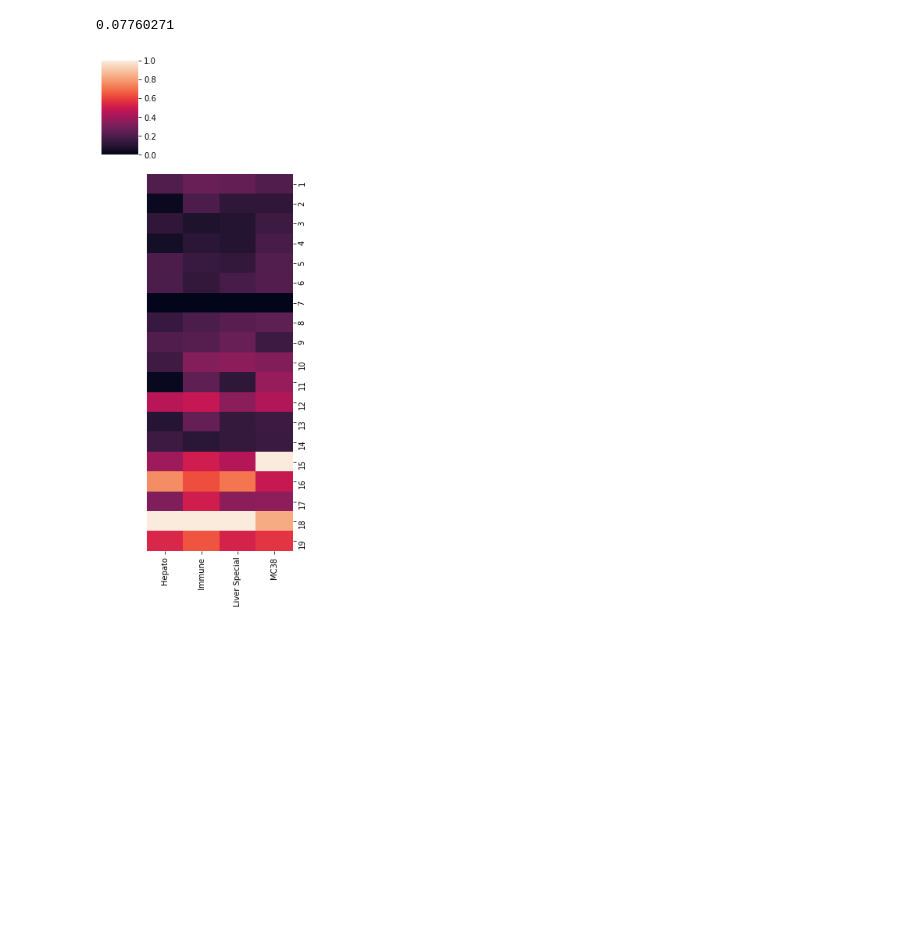
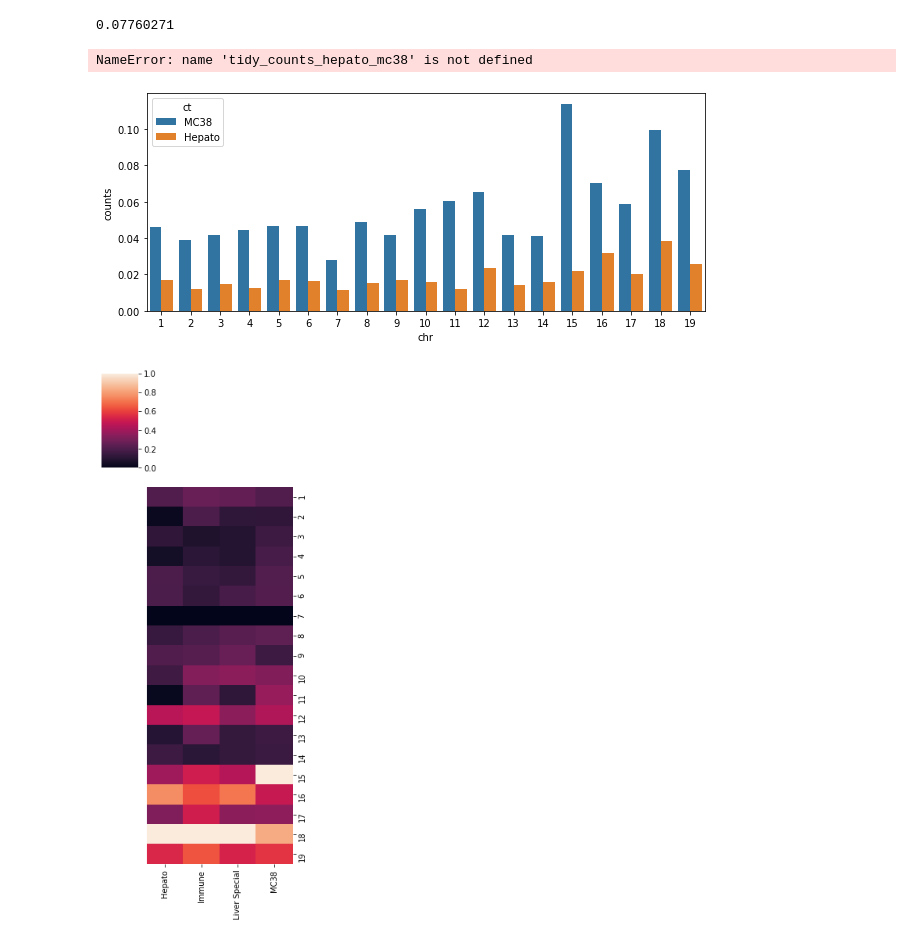
Before and after one commit to yelabucsf/spatial, a Jupyter notebook: notebooks/L20C1/check.mc38.chrs.ipynb, the cells around one changed output. Drawn from its saved outputs; the diff is of its cells as text; code cells hidden in the pictures; blank space fills up the shorter version.

```diff
--- a/notebooks/L20C1/check.mc38.chrs.ipynb
+++ b/notebooks/L20C1/check.mc38.chrs.ipynb
@@ -82,6 +82,21 @@ for chrom, ct in tqdm(it.product(chr_counts.index.values, chr_counts.columns.val
 adata_mouse[adata_mouse.obs['celltype1'] == ct][:,genes].X.mean()
 # %% [output]
 0.07760271
+# %%
+tidy_counts_hepato_mc38
+# %% [output]
+NameError: name 'tidy_counts_hepato_mc38' is not defined
+# %%
+tidy_counts_hepato_mc38 = chr_counts[['MC38', 'Hepato']]
+tidy_counts_hepato_mc38.index = tidy_counts_hepato_mc38.index.rename('chr')
+tidy_counts_hepato_mc38 = tidy_counts_hepato_mc38.reset_index()
+tidy_counts_hepato_mc38 = tidy_counts_hepato_mc38.melt(id_vars='chr')
+tidy_counts_hepato_mc38.columns = ['chr', 'ct', 'counts']
+# %%
+plt.figure(figsize=(10, 4))
+sns.barplot(data=tidy_counts_hepato_mc38, x='chr', y='counts', hue='ct');
+# %% [output]
+[figure, added]
 # %%
 sns.clustermap(chr_counts, standard_scale=1, row_cluster=False, col_cluster=False, figsize=(4,10));
 plt.tight_layout()
```
Also changed, not shown: parts of 1 cell of this notebook, 2 other files.
